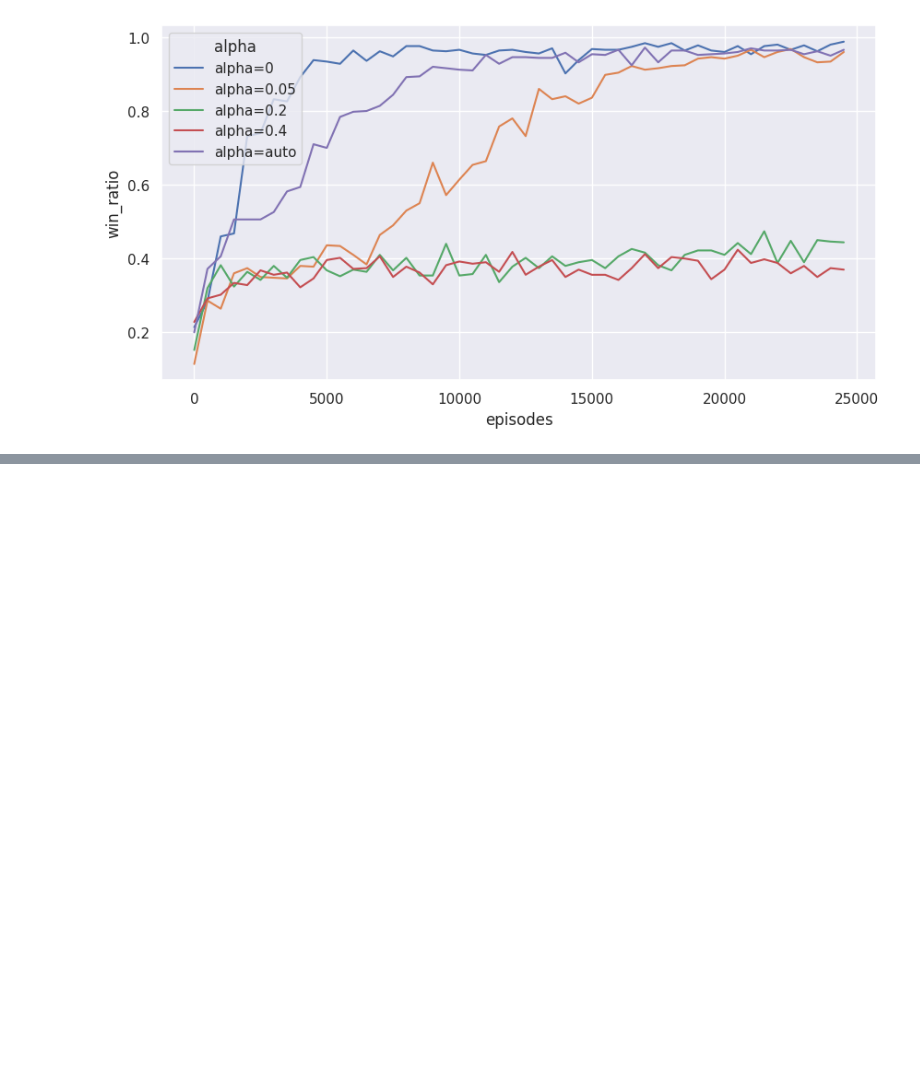
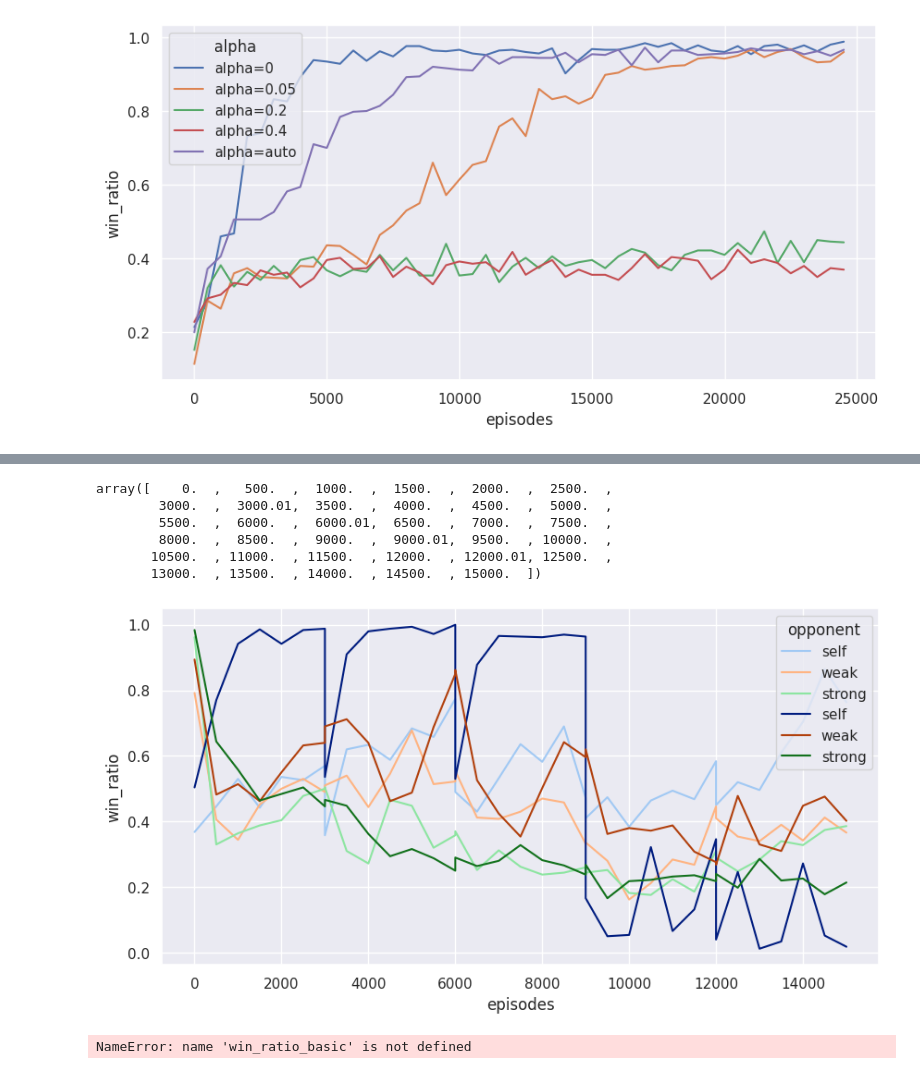
Before and after one commit to Niioon/hockey_rl_challenge, a Jupyter notebook: SoftActorCritic/report_analysis.ipynb, the cells around one changed output, grey strips where cells are left out. Cells and saved outputs as stored; diff of their text form; code cells hidden in the pictures; blank space fills up the shorter version.

```diff
--- a/SoftActorCritic/report_analysis.ipynb
+++ b/SoftActorCritic/report_analysis.ipynb
@@ -176,0 +404,53 @@ winner_df
+# %%
+win_ratio_self_alpha = compute_win_ratio(winners_alpha)
+win_ratio_weak_alpha =  compute_win_ratio(winners_weak_alpha)
+win_ratio_strong_alpha =  compute_win_ratio(winners_strong_alpha)
+
+win_ratio_self_auto = compute_win_ratio(winners_auto)
+win_ratio_weak_auto =  compute_win_ratio(winners_weak_auto)
+win_ratio_strong_auto =  compute_win_ratio(winners_strong_auto)
+# %%
+df_alpha = pd.DataFrame({'self': win_ratio_self_alpha, 'weak': win_ratio_weak_alpha,
+                        'strong': win_ratio_strong_alpha})
+df_auto = pd.DataFrame({'self': win_ratio_self_auto, 'weak': win_ratio_weak_auto,
+                        'strong': win_ratio_strong_auto})
+# %%
+n_updates=5
+eval_interval=500
+episodes_per_update=3000
+episodes = []
+for i in range(n_updates):
+    for j in range(0, episodes_per_update+eval_interval, eval_interval):
+        episodes.append(j + (i*episodes_per_update))
+        if j==0 and i !=0:
+            episodes[-1] +=0.01
+
+episodes = np.asarray(episodes).astype('float')
+episodes
+# %% [output]
+array([    0.  ,   500.  ,  1000.  ,  1500.  ,  2000.  ,  2500.  ,
+        3000.  ,  3000.01,  3500.  ,  4000.  ,  4500.  ,  5000.  ,
+        5500.  ,  6000.  ,  6000.01,  6500.  ,  7000.  ,  7500.  ,
+        8000.  ,  8500.  ,  9000.  ,  9000.01,  9500.  , 10000.  ,
+       10500.  , 11000.  , 11500.  , 12000.  , 12000.01, 12500.  ,
+       13000.  , 13500.  , 14000.  , 14500.  , 15000.  ])
+# %%
+df_alpha['episodes'] = episodes
+df_auto['episodes'] = episodes
+df_alpha = df_alpha.melt(id_vars=['episodes'], var_name='opponent', value_name='win_ratio')
+df_auto = df_auto.melt(id_vars=['episodes'], var_name='opponent', value_name='win_ratio')
+# %%
+sns.set_theme(style="darkgrid")
+sns.set(rc={'figure.figsize':(10, 5)})
+ax = sns.lineplot(x='episodes', y='win_ratio', hue='opponent', data=df_alpha, palette='pastel')
+ax = sns.lineplot(x='episodes', y='win_ratio', hue='opponent', data=df_auto, palette='dark')
+# %% [output]
+[figure, added]
+# %%
+df_basic = pd.DataFrame({'win_ratio_basic': win_ratio_basic})
+df_basic = df_basic.reset_index()
+df_basic = df_basic.rename(columns={'index': 'episodes'})
+df_basic['episodes'] = df_basic['episodes'] * 2500
+df_basic
+# %% [output]
+NameError: name 'win_ratio_basic' is not defined
```
Also changed, not shown: parts of 28 cells of this notebook, 2 other files.
